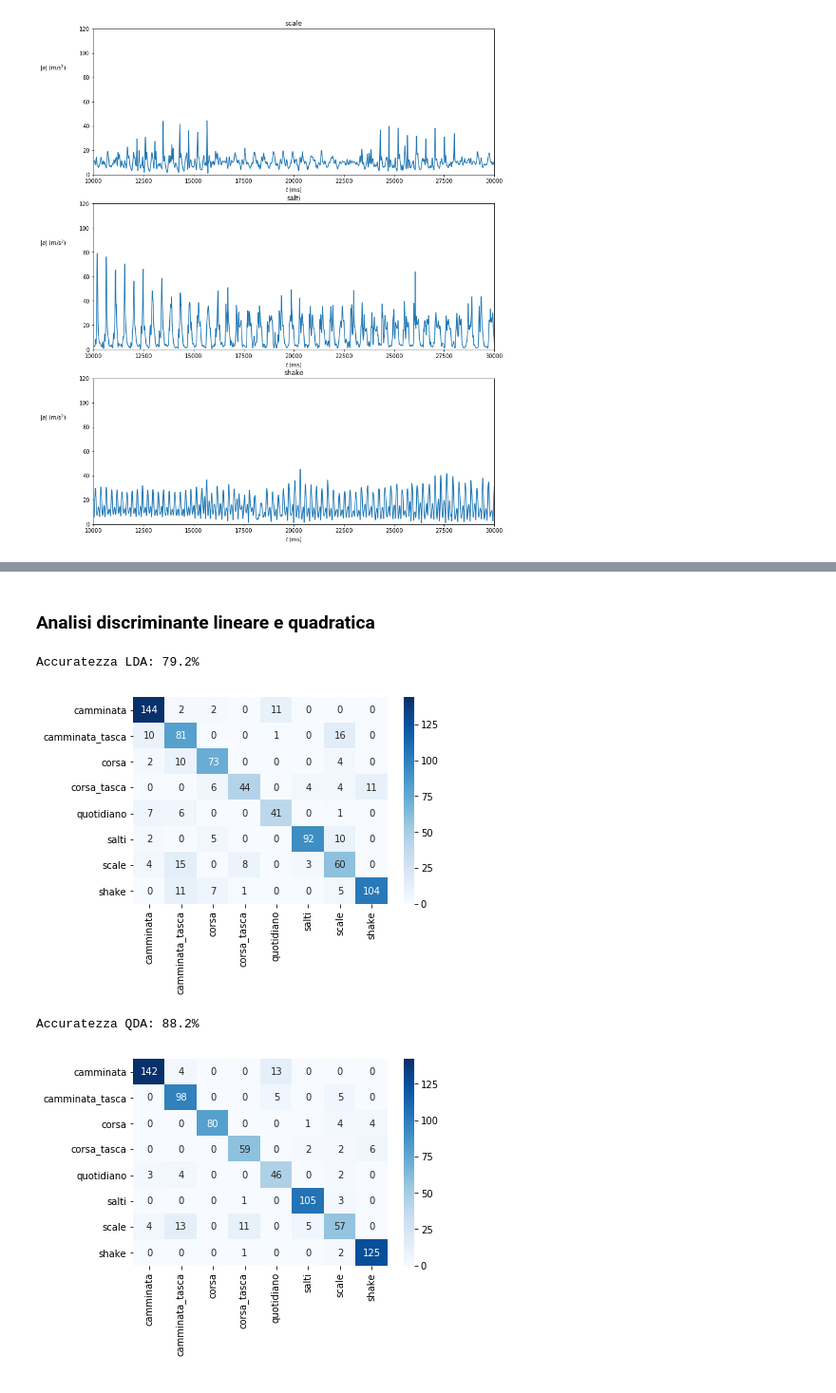
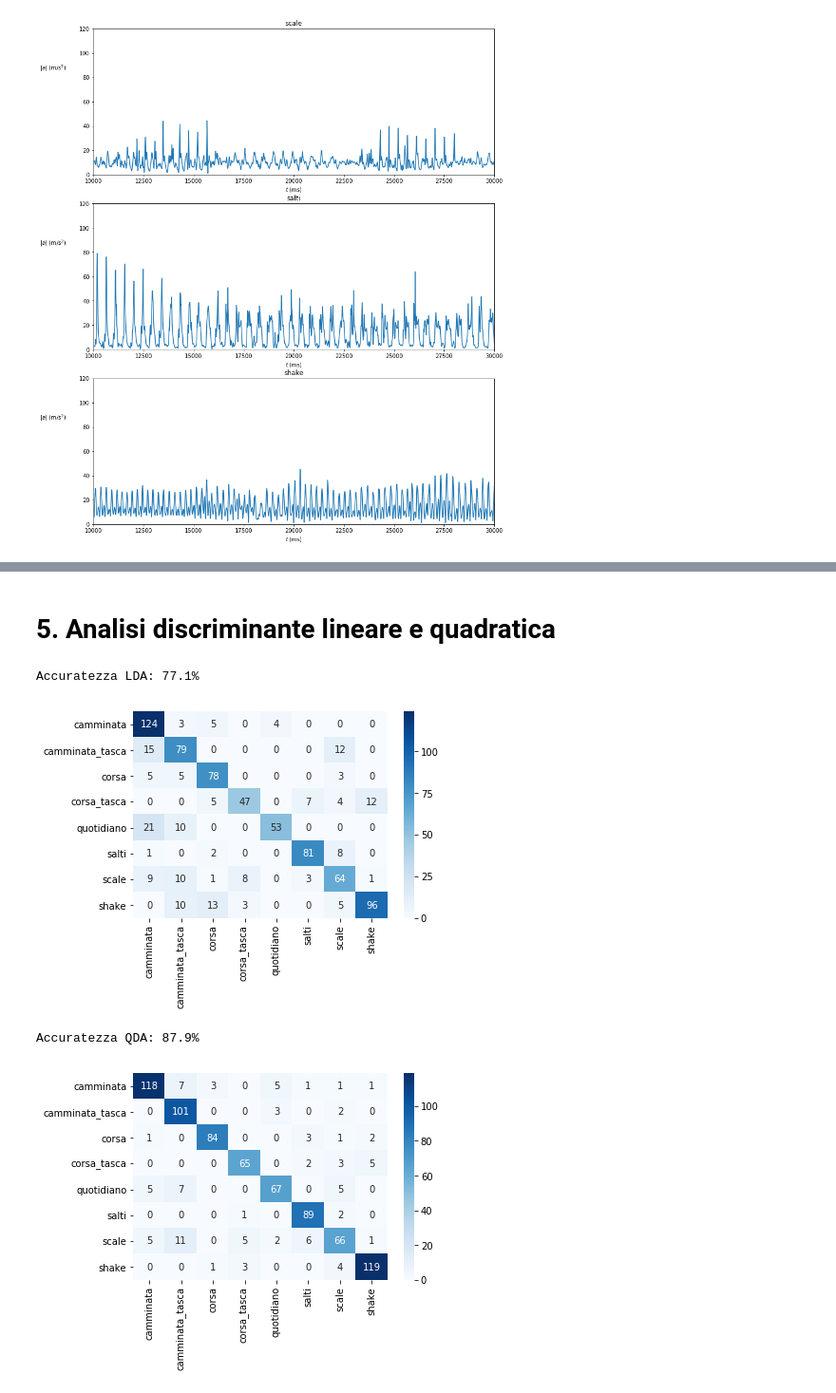
Before and after one commit to DedZago/msbd, a Jupyter notebook: Completo.ipynb, the cells around one changed output, grey strips where cells are left out. Shown at 95% size. Drawn from its saved outputs; the diff is of its cells as text; code cells hidden in the pictures.

```diff
--- a/Completo.ipynb
+++ b/Completo.ipynb
@@ -30,5 +41,6 @@ from funzioni import AbsMeanVarDeriv, Whiten, ScatterGroup, MatriceConfusione, i
 # %%
 PATH_DATA = './PhonePi/data/'
+FIG_PATH = './figure/'
 DIR = [os.path.join(PATH_DATA, o) for o in os.listdir(PATH_DATA)
                     if os.path.isdir(os.path.join(PATH_DATA,o))]
 tipo=[(dir.split("/")[-1]).split(".")[0] for dir in DIR]
@@ -151,22 +155,22 @@ for title,dat in zip(["PCA","ICA","t-SNE"], [esplPCA, esplICA, esplTSNE]):
 # %% [markdown]
-### Analisi discriminante lineare e quadratica
+# 5. Analisi discriminante lineare e quadratica <a id=lda-qda> </a>
 # %%
-lda = LinearDiscriminantAnalysis(n_components=2)
+lda = LinearDiscriminantAnalysis()
 X_lda=lda.fit(X_train, y_train)
 y_pred_lda = lda.predict(X_val)
 acc_lda = 100*accuracy_score(y_val, y_pred_lda)
 print("Accuratezza LDA: {:.1f}%".format(acc_lda))
-MatriceConfusione(y_val, y_pred_lda,nome_immagine="./figure/matrice_confusione_lda")
+MatriceConfusione(y_val, y_pred_lda,nome_immagine=FIG_PATH+"confusionMatrix-LDA")
 # %% [output]
-Accuratezza LDA: 79.2%
+Accuratezza LDA: 77.1%
-[figure, old version]
+[figure, new version]
 # %%
 qda = QuadraticDiscriminantAnalysis()
 qda.fit(X_train, y_train)
 y_pred_qda = qda.predict(X_val)
 acc_qda = 100*accuracy_score(y_val, y_pred_qda)
 print("Accuratezza QDA: {:.1f}%".format(acc_qda))
-MatriceConfusione(y_val, y_pred_qda,nome_immagine="./figure/matrice_confusione_qda")
+MatriceConfusione(y_val, y_pred_qda,nome_immagine=FIG_PATH+"confusionMatrix-QDA")
 # %% [output]
-Accuratezza QDA: 88.2%
+Accuratezza QDA: 87.9%
-[figure, old version]
+[figure, new version]
```
Also changed, not shown: parts of 42 cells of this notebook.
